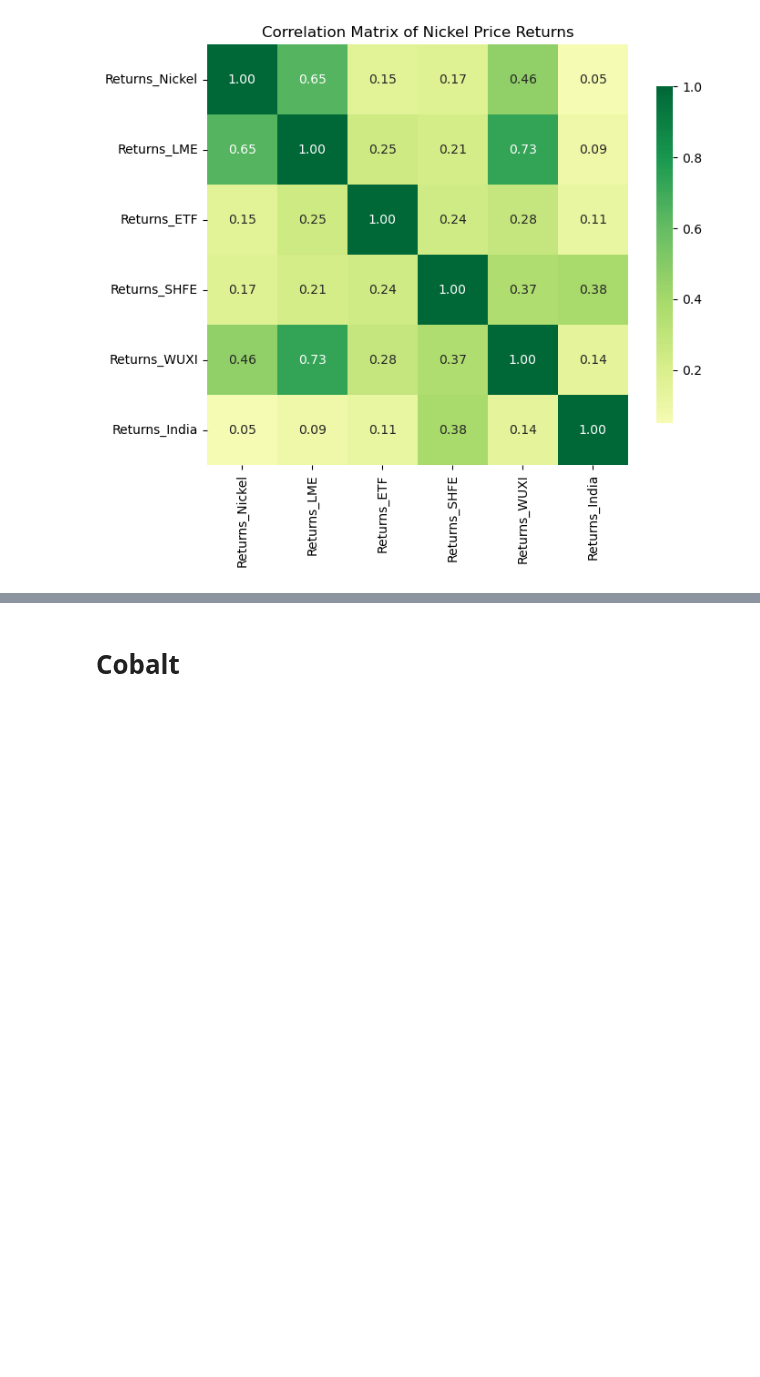
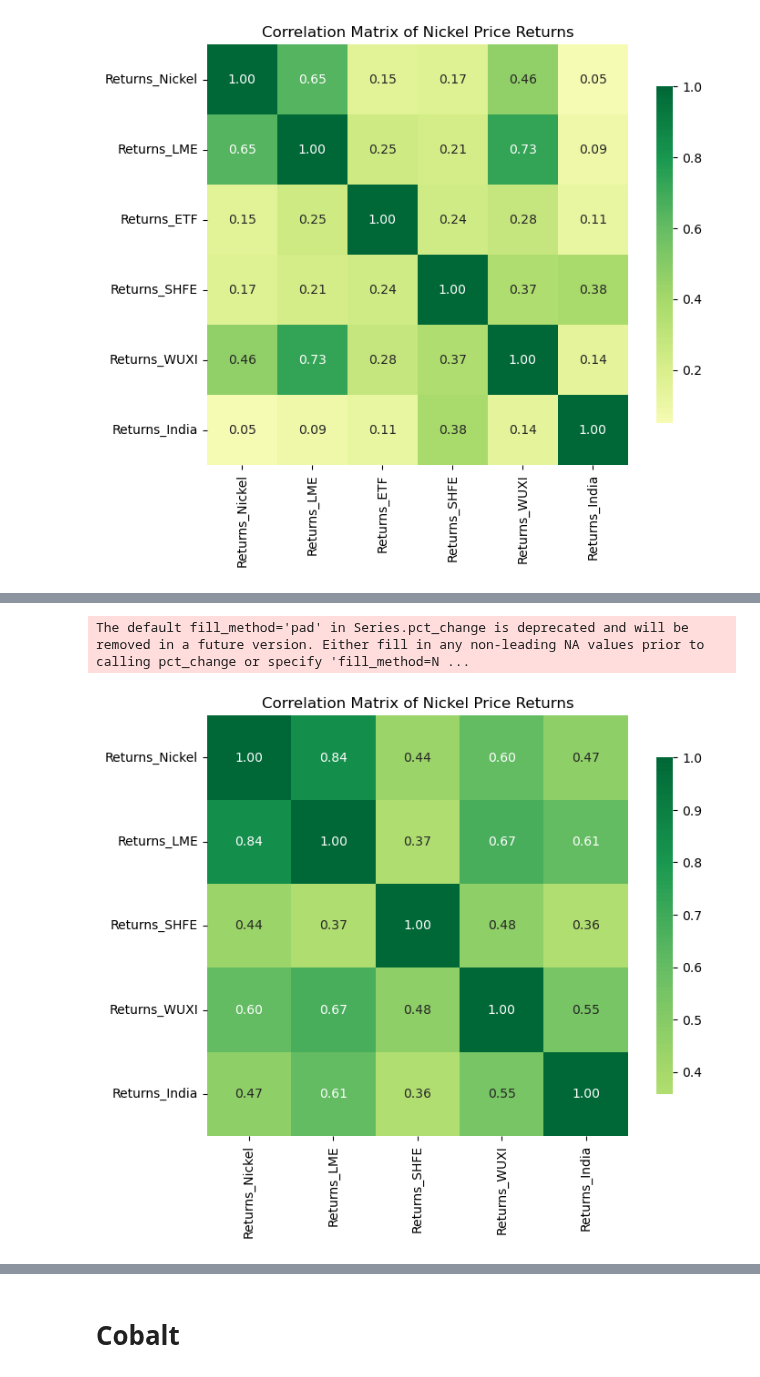
Before and after one commit to Doosheck/metals, a Jupyter notebook: data_overview.ipynb, the cells around one changed output, grey strips where cells are left out. Cells and saved outputs as stored; diff of their text form; code cells hidden in the pictures; blank space fills up the shorter version.

Commit message:
ADD: nickel long calc

```diff
--- a/data_overview.ipynb
+++ b/data_overview.ipynb
@@ -347,0 +351,18 @@ plt.show()
+# %%
+# Merge all three dataframes on the 'Date' column
+dfn_merged = pd.merge(dfn1, dfn2, on='Date', suffixes=('_Nickel', '_LME'))
+dfn_merged = pd.merge(dfn_merged, dfn4[['Date', 'Price']], on='Date', how='inner')
+dfn_merged = dfn_merged.rename(columns={'Price': 'Price_SHFE'})
+dfn_merged = pd.merge(dfn_merged, dfn5[['Date', 'Price']], on='Date', how='inner')
+dfn_merged = dfn_merged.rename(columns={'Price': 'Price_WUXI'})
+dfn_merged = pd.merge(dfn_merged, dfn6[['Date', 'Price']], on='Date', how='inner')
+dfn_merged = dfn_merged.rename(columns={'Price': 'Price_India'})
+
+# Convert all price columns to float
+dfn_merged['Price_Nickel'] = dfn_merged['Price_Nickel'].astype(float)
+dfn_merged['Price_LME'] = dfn_merged['Price_LME'].astype(float)
+dfn_merged['Price_SHFE'] = dfn_merged['Price_SHFE'].astype(float)
+dfn_merged['Price_WUXI'] = dfn_merged['Price_WUXI'].astype(float)
+dfn_merged['Price_India'] = dfn_merged['Price_India'].astype(float)
+
+print(f"First observation date: {dfn_merged['Date'].min()}, Last observation date: {dfn_merged['Date'].max()}")
@@ -348,3 +371,21 @@ plt.show()
+# %%
+# Calculate the correlation matrix using the returns
+dfn_merged['Returns_Nickel'] = dfn_merged['Price_Nickel'].pct_change()
+dfn_merged['Returns_LME'] = dfn_merged['Price_LME'].pct_change()
+dfn_merged['Returns_SHFE'] = dfn_merged['Price_SHFE'].pct_change()
+dfn_merged['Returns_WUXI'] = dfn_merged['Price_WUXI'].pct_change()
+dfn_merged['Returns_India'] = dfn_merged['Price_India'].pct_change()
+# Drop NaN values
+dfn_merged = dfn_merged.dropna(subset=['Returns_Nickel', 'Returns_LME', 'Returns_SHFE', 'Returns_WUXI', 'Returns_India'])
+# Calculate the correlation matrix
+correlation_matrix_nickel = dfn_merged[['Returns_Nickel', 'Returns_LME', 'Returns_SHFE', 'Returns_WUXI', 'Returns_India']].corr()
+plt.figure(figsize=(8, 6))
+sns.heatmap(correlation_matrix_nickel, annot=True, center=0, cmap='RdYlGn', fmt='.2f', square=True, cbar_kws={"shrink": .8})
+plt.title('Correlation Matrix of Nickel Price Returns')
+plt.show()
+# %% [output]
+The default fill_method='pad' in Series.pct_change is deprecated and will be removed in a future version. Either fill in any non-leading NA values prior to calling pct_change or specify 'fill_method=N ...
+[figure, added]
 # %%
 # Compute the cointegration
 from statsmodels.tsa.stattools import coint
```
Also changed, not shown: parts of 3 cells of this notebook.
